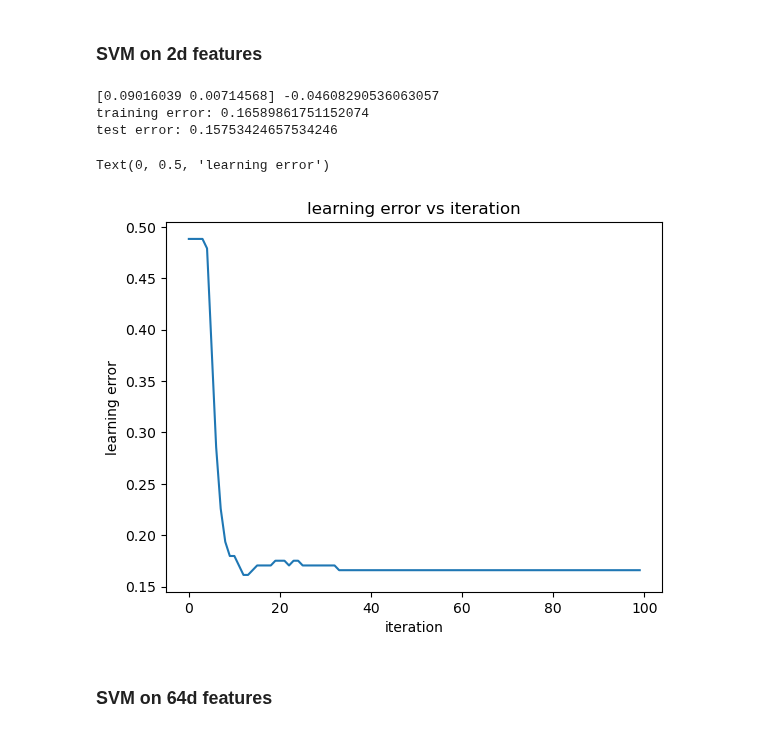
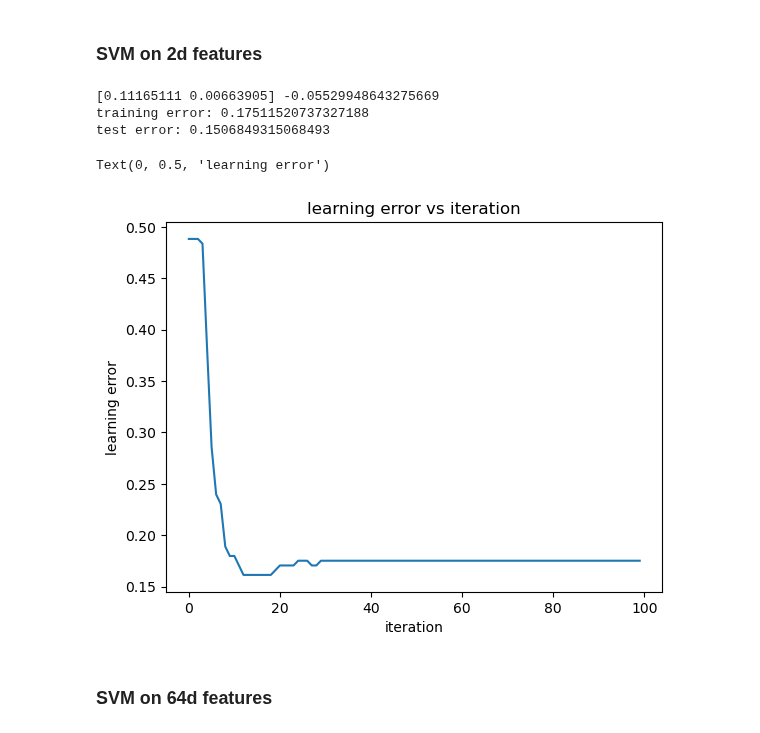
Before and after one commit to Lennox-Elaphurus/ML-Essentials-homework, a Jupyter notebook: Lennox/exercise 1/exercise1.ipynb, the cells around one changed output. Saved outputs shown, nothing was run; the diff lists cells and outputs as text; code cells hidden in the pictures.

Commit message:
Finish SVM
How does the prediction quality change relative to LDA and the nearest mean classier？

```diff
--- a/Lennox/exercise 1/exercise1.ipynb
+++ b/Lennox/exercise 1/exercise1.ipynb
@@ -78,6 +78,9 @@ def features2d(datas):
     features_norm = MinMaxScaler().fit_transform(features)
 
     return features_norm
+
+X_train_2d = features2d(X_train)
+X_test_2d = features2d(X_test)
 # %% [markdown]
 ### 2.2 Scatterplot
 # %%
@@ -121,12 +118,8 @@ def nearest_mean(training_features, training_labels, test_festures):
 
     return labels
 
-
-train_features = features2d(X_train)
-x_new = features2d(X_test)
-
-test_labels = nearest_mean(train_features, y_train, x_new)
-train_labels = nearest_mean(train_features, y_train, train_features)
+test_labels = nearest_mean(X_train_2d, y_train, X_test_2d)
+train_labels = nearest_mean(X_train_2d, y_train, X_train_2d)
 
 training_error = abs(train_labels - y_train).sum()/(2*len(y_train))
 test_error = abs(test_labels - y_test).sum()/(2*len(y_test))
@@ -286,7 +279,7 @@ def loss_partial_b(beta, b, weight, X, y):
     return weight/len(y) * np.sum(-y_wrong)
 
 
-def fit_svm(training_features, training_labels, T=100, weight=0.5, learning_rate=0.8):
+def fit_svm(training_features, training_labels, T=100, weight=0.2, learning_rate=0.8):
     t_features = np.array(training_features)
     t_labels = np.array(training_labels)
 
@@ -311,30 +304,33 @@ def fit_svm(training_features, training_labels, T=100, weight=0.5, learning_rate
 
 def predict_svm(beta, b, test_features):
     return np.sign(test_features @ beta + b)
+
+def print_errors_svm(beta,b, X_train,y_train,X_test,y_test):
+    train_labels = predict_svm(beta,b,X_train)
+    test_labels = predict_svm(beta,b,X_test)
+
+    training_error = abs(train_labels - y_train).sum()/(2*len(y_train))
+    test_error = abs(test_labels - y_test).sum()/(2*len(y_test))
+    print(f"training error: {training_error}")
+    print(f"test error: {test_error}")
 # %% [markdown]
 ### SVM on 2d features
 # %%
-beta,b,errors = fit_svm(features2d(X_train),y_train)
+beta,b,errors = fit_svm(features2d(X_train),y_train,weight=0.6)
 print(beta,b)
 
-train_labels = predict_svm(beta,b,features2d(X_train))
-test_labels = predict_svm(beta,b,features2d(X_test))
-
-training_error = abs(train_labels - y_train).sum()/(2*len(y_train))
-test_error = abs(test_labels - y_test).sum()/(2*len(y_test))
-print(f"training error: {training_error}")
-print(f"test error: {test_error}")
+print_errors_svm(beta,b, X_train_2d,y_train,X_test_2d,y_test)
 
 plt.plot(range(len(errors)),errors)
 plt.title("learning error vs iteration")
 plt.xlabel("iteration")
 plt.ylabel("learning error")
 # %% [output]
-[0.09016039 0.00714568] -0.04608290536063057
-training error: 0.16589861751152074
-test error: 0.15753424657534246
+[0.11165111 0.00663905] -0.05529948643275669
+training error: 0.17511520737327188
+test error: 0.1506849315068493
 Text(0, 0.5, 'learning error')
-[figure, old version]
+[figure, new version]
 # %% [markdown]
 ### SVM on 64d features
 # %%
```
Also changed, not shown: parts of 10 cells of this notebook, 1 other file.
